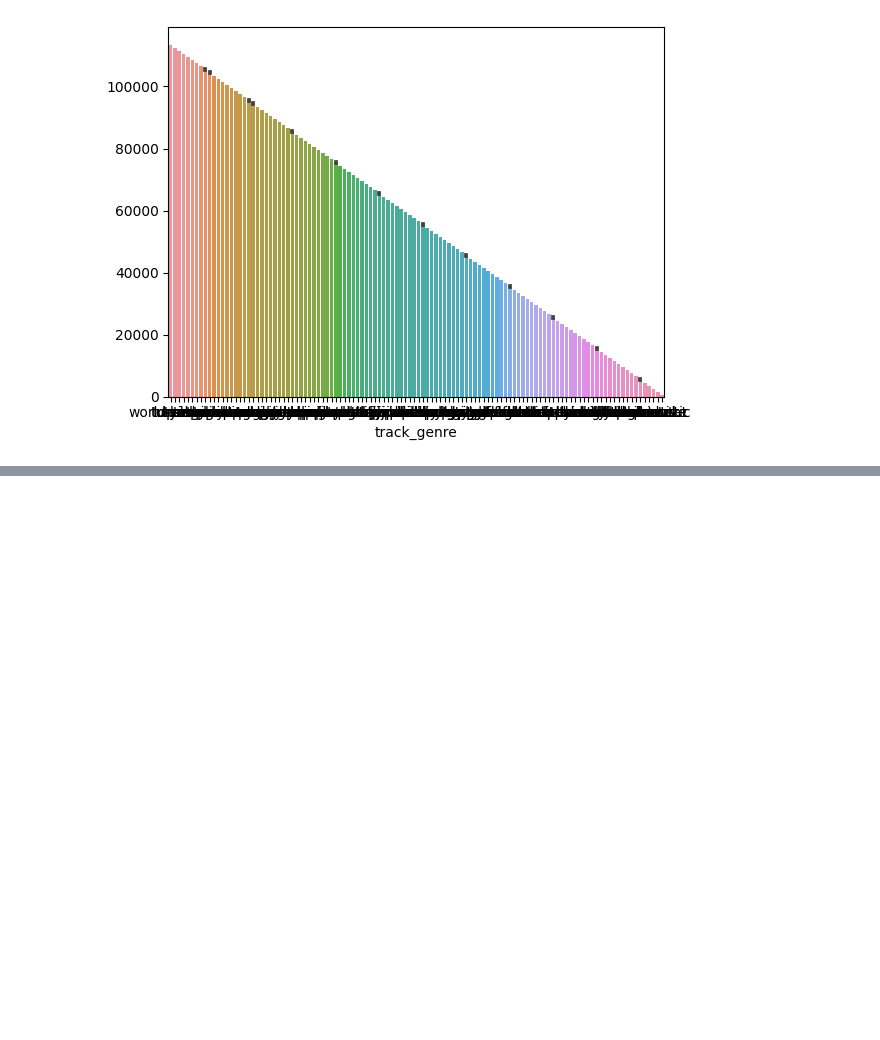
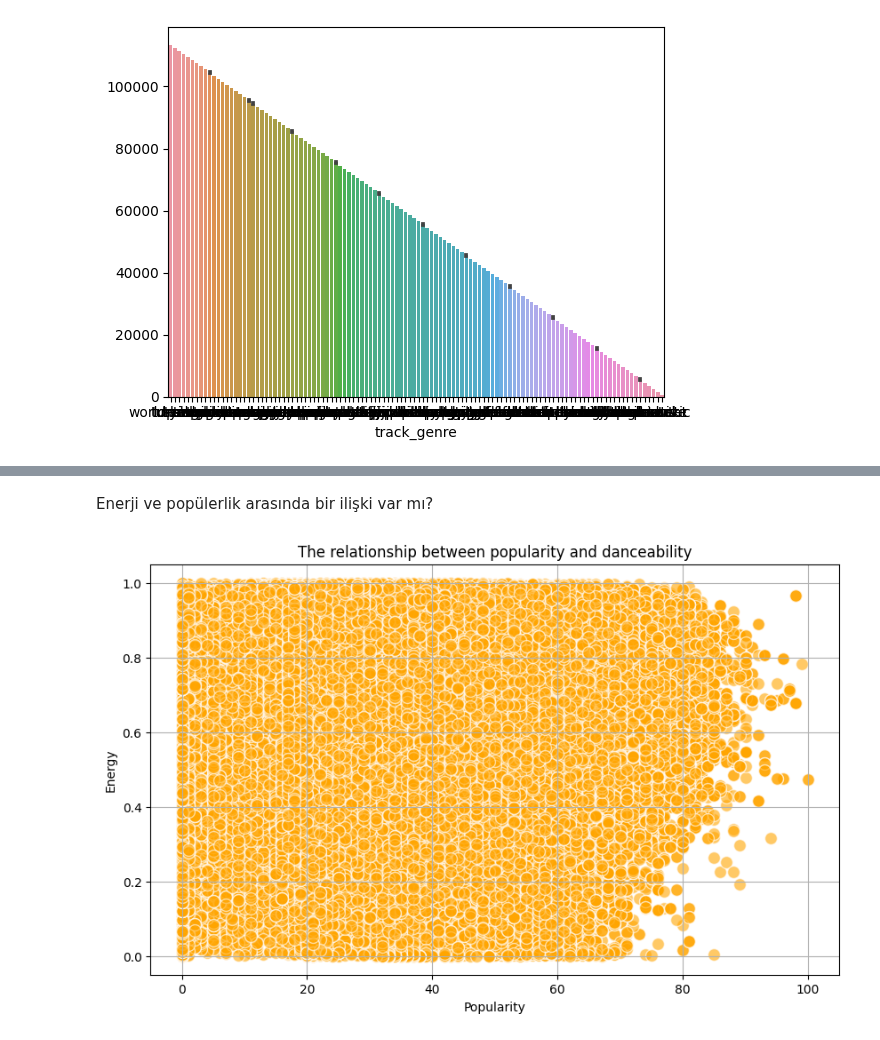
Before and after one commit to elifnuryaygin03/elifnuryaygin, a Jupyter notebook: notebook3b8a5575bd.ipynb, the cells around one changed output, grey strips where cells are left out. Saved outputs shown, nothing was run; the diff lists cells and outputs as text; code cells hidden in the pictures; blank space fills up the shorter version.

```diff
--- a/notebook3b8a5575bd.ipynb
+++ b/notebook3b8a5575bd.ipynb
@@ -900,0 +1024,12 @@ sns.barplot(data = df, x = "track_genre", y = df.track_genre.index);
+# %% [markdown]
+Enerji ve popülerlik arasında bir ilişki var mı?
+# %%
+plt.figure(figsize=(10, 6))
+plt.scatter(dt['popularity'], dt['energy'], alpha=0.6, edgecolors='w', s=100, color='orange')
+plt.title('The relationship between popularity and danceability')
+plt.xlabel('Popularity')
+plt.ylabel('Energy')
+plt.grid(True)
+plt.show()
+# %% [output]
+[figure, added]
```
Also changed, not shown: parts of 11 cells of this notebook.
